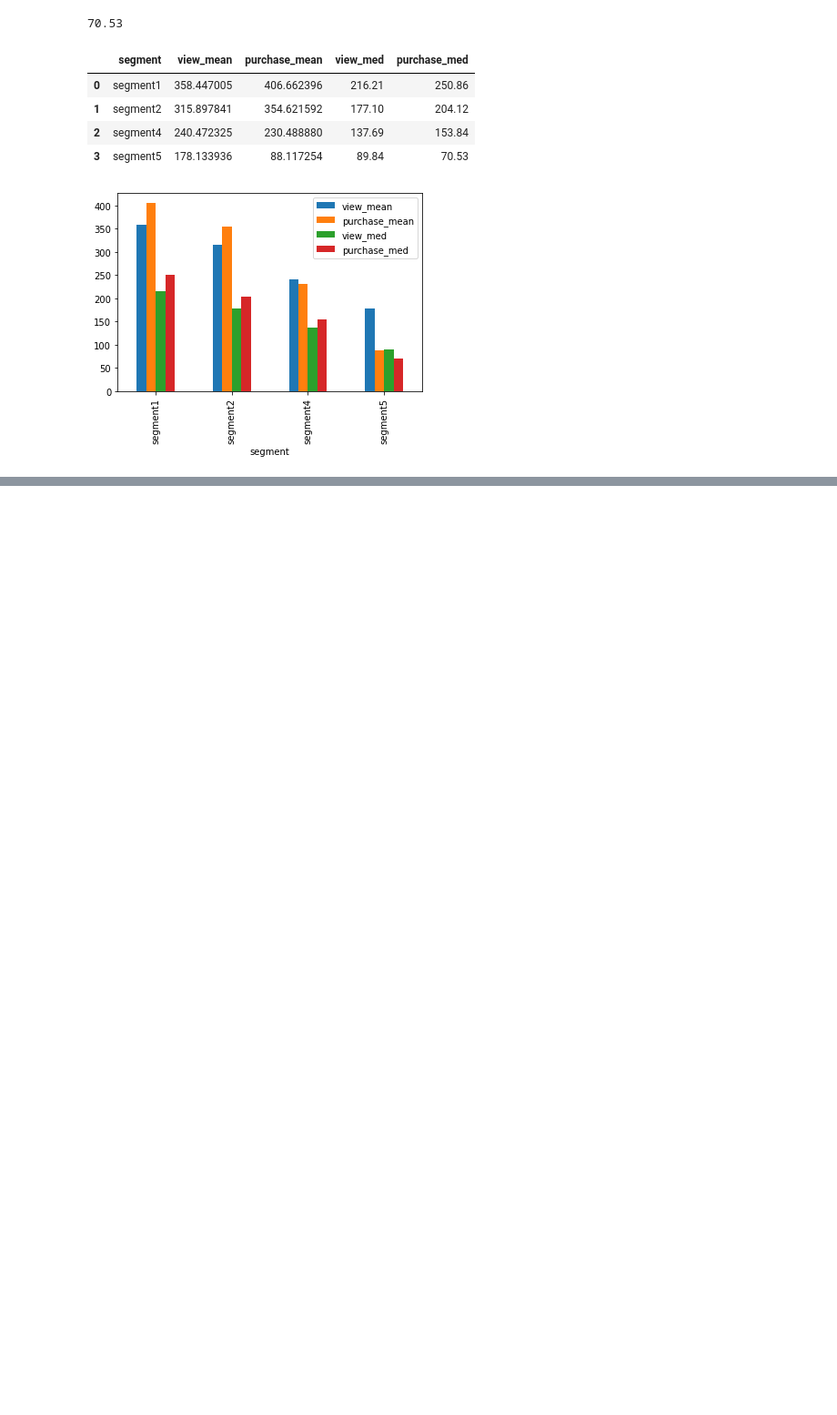
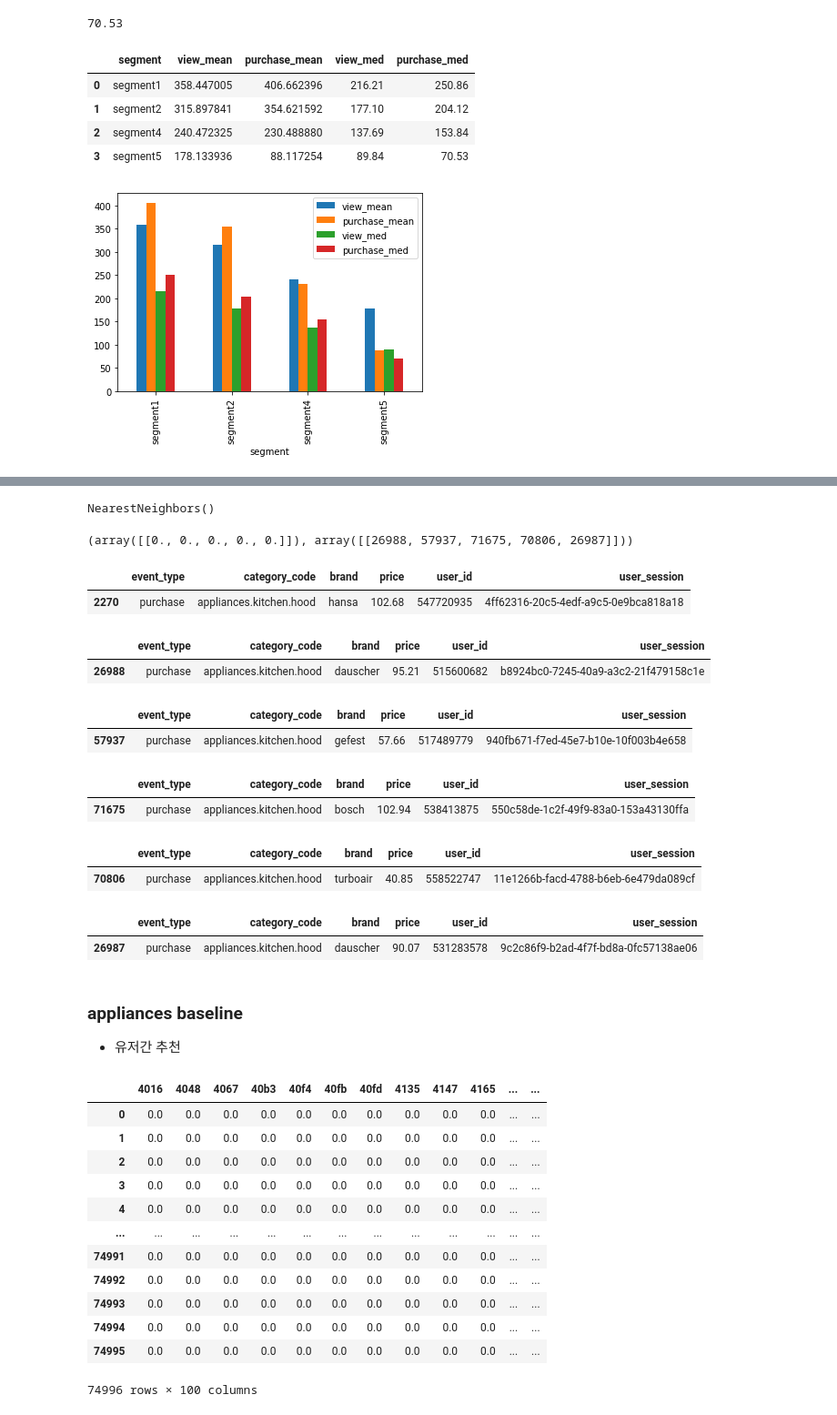
Before and after one commit to jiyoungemma/User-Log-data-analytics, a Jupyter notebook: ecommerce_user_log.ipynb, the cells around one changed output, grey strips where cells are left out. Shown at 91% size. Cells and saved outputs as stored; diff of their text form; code cells hidden in the pictures; blank space fills up the shorter version.

```diff
--- a/ecommerce_user_log.ipynb
+++ b/ecommerce_user_log.ipynb
@@ -2301,0 +2162,4 @@ plt.show();
+# %%
+appli_base = recommend.loc[(recommend['main_category'] == 'appliances')]
+# %%
+appli_base.drop(columns=['event_time', 'product_id','category_id','main_category','subcategory'], inplace=True)
@@ -2301,0 +2171,2 @@ plt.show();
+# %%
+appli_base.reset_index(drop=True, inplace=True)
@@ -2301,0 +2204,64 @@ plt.show();
+# %%
+nn = NearestNeighbors(n_neighbors=5)
+nn.fit(dtm_appli.values)
+# %% [output]
+NearestNeighbors()
+# %%
+nn.kneighbors([dtm_appli.iloc[2270]])
+# %% [output]
+(array([[0., 0., 0., 0., 0.]]), array([[26988, 57937, 71675, 70806, 26987]]))
+# %%
+appli_base.loc[appli_base['user_session'] == '4ff62316-20c5-4edf-a9c5-0e9bca818a18']
+# %% [output]
+|  | event_type | category_code | brand | price | user_id | user_session |
+| 2270 | purchase | appliances.kitchen.hood | hansa | 102.68 | 547720935 | 4ff62316-20c5-4edf-a9c5-0e9bca818a18 |
+# %%
+appli_base.iloc[[26988]]
+# %% [output]
+|  | event_type | category_code | brand | price | user_id | user_session |
+| 26988 | purchase | appliances.kitchen.hood | dauscher | 95.21 | 515600682 | b8924bc0-7245-40a9-a3c2-21f479158c1e |
+# %%
+appli_base.iloc[[57937]]
+# %% [output]
+|  | event_type | category_code | brand | price | user_id | user_session |
+| 57937 | purchase | appliances.kitchen.hood | gefest | 57.66 | 517489779 | 940fb671-f7ed-45e7-b10e-10f003b4e658 |
+# %%
+appli_base.iloc[[71675]]
+# %% [output]
+|  | event_type | category_code | brand | price | user_id | user_session |
+| 71675 | purchase | appliances.kitchen.hood | bosch | 102.94 | 538413875 | 550c58de-1c2f-49f9-83a0-153a43130ffa |
+# %%
+appli_base.iloc[[70806]]
+# %% [output]
+|  | event_type | category_code | brand | price | user_id | user_session |
+| 70806 | purchase | appliances.kitchen.hood | turboair | 40.85 | 558522747 | 11e1266b-facd-4788-b6eb-6e479da089cf |
+# %%
+appli_base.iloc[[26987]]
+# %% [output]
+|  | event_type | category_code | brand | price | user_id | user_session |
+| 26987 | purchase | appliances.kitchen.hood | dauscher | 90.07 | 531283578 | 9c2c86f9-b2ad-4f7f-bd8a-0fc57138ae06 |
+# %% [markdown]
+### appliances baseline
+- 유저간 추천
+# %%
+tfidf = TfidfVectorizer(max_features = 100)
+
+# Fit 후 dtm을 만듭니다.(문서, 단어마다 tf-idf 값을 계산합니다)
+dtm_appli_session = tfidf.fit_transform(appli_base['user_session'])
+# %%
+dtm_appli_session = pd.DataFrame(dtm_appli_session.todense(), columns=tfidf.get_feature_names())
+dtm_appli_session
+# %% [output]
+|  | 4016 | 4048 | 4067 | 40b3 | 40f4 | 40fb | 40fd | 4135 | 4147 | 4165 | ... | ... |
+| 0 | 0.0 | 0.0 | 0.0 | 0.0 | 0.0 | 0.0 | 0.0 | 0.0 | 0.0 | 0.0 | ... | ... |
+| 1 | 0.0 | 0.0 | 0.0 | 0.0 | 0.0 | 0.0 | 0.0 | 0.0 | 0.0 | 0.0 | ... | ... |
+| 2 | 0.0 | 0.0 | 0.0 | 0.0 | 0.0 | 0.0 | 0.0 | 0.0 | 0.0 | 0.0 | ... | ... |
+| 3 | 0.0 | 0.0 | 0.0 | 0.0 | 0.0 | 0.0 | 0.0 | 0.0 | 0.0 | 0.0 | ... | ... |
+| 4 | 0.0 | 0.0 | 0.0 | 0.0 | 0.0 | 0.0 | 0.0 | 0.0 | 0.0 | 0.0 | ... | ... |
+| ... | ... | ... | ... | ... | ... | ... | ... | ... | ... | ... | ... | ... |
+| 74991 | 0.0 | 0.0 | 0.0 | 0.0 | 0.0 | 0.0 | 0.0 | 0.0 | 0.0 | 0.0 | ... | ... |
+| 74992 | 0.0 | 0.0 | 0.0 | 0.0 | 0.0 | 0.0 | 0.0 | 0.0 | 0.0 | 0.0 | ... | ... |
+| 74993 | 0.0 | 0.0 | 0.0 | 0.0 | 0.0 | 0.0 | 0.0 | 0.0 | 0.0 | 0.0 | ... | ... |
+| 74994 | 0.0 | 0.0 | 0.0 | 0.0 | 0.0 | 0.0 | 0.0 | 0.0 | 0.0 | 0.0 | ... | ... |
+| 74995 | 0.0 | 0.0 | 0.0 | 0.0 | 0.0 | 0.0 | 0.0 | 0.0 | 0.0 | 0.0 | ... | ... |
+74996 rows × 100 columns
```
Also changed, not shown: parts of 124 cells of this notebook.
